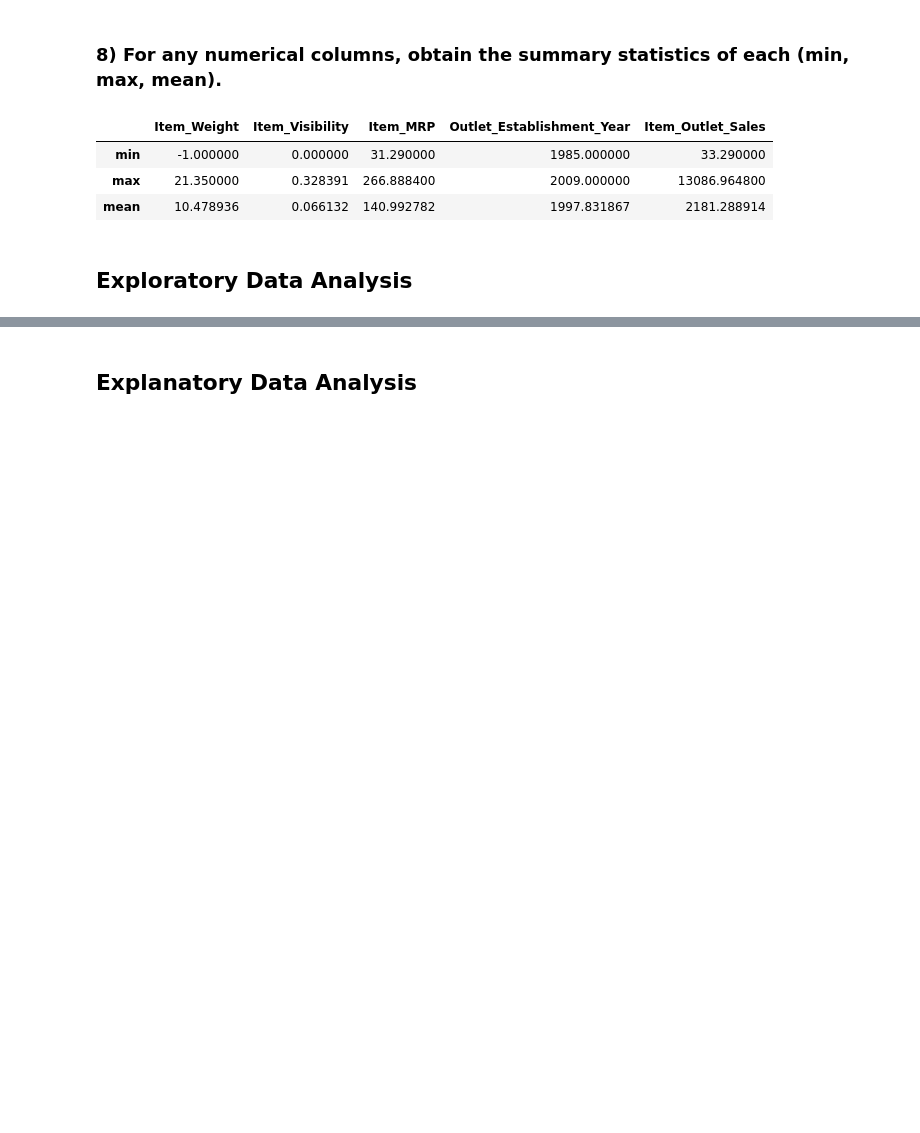
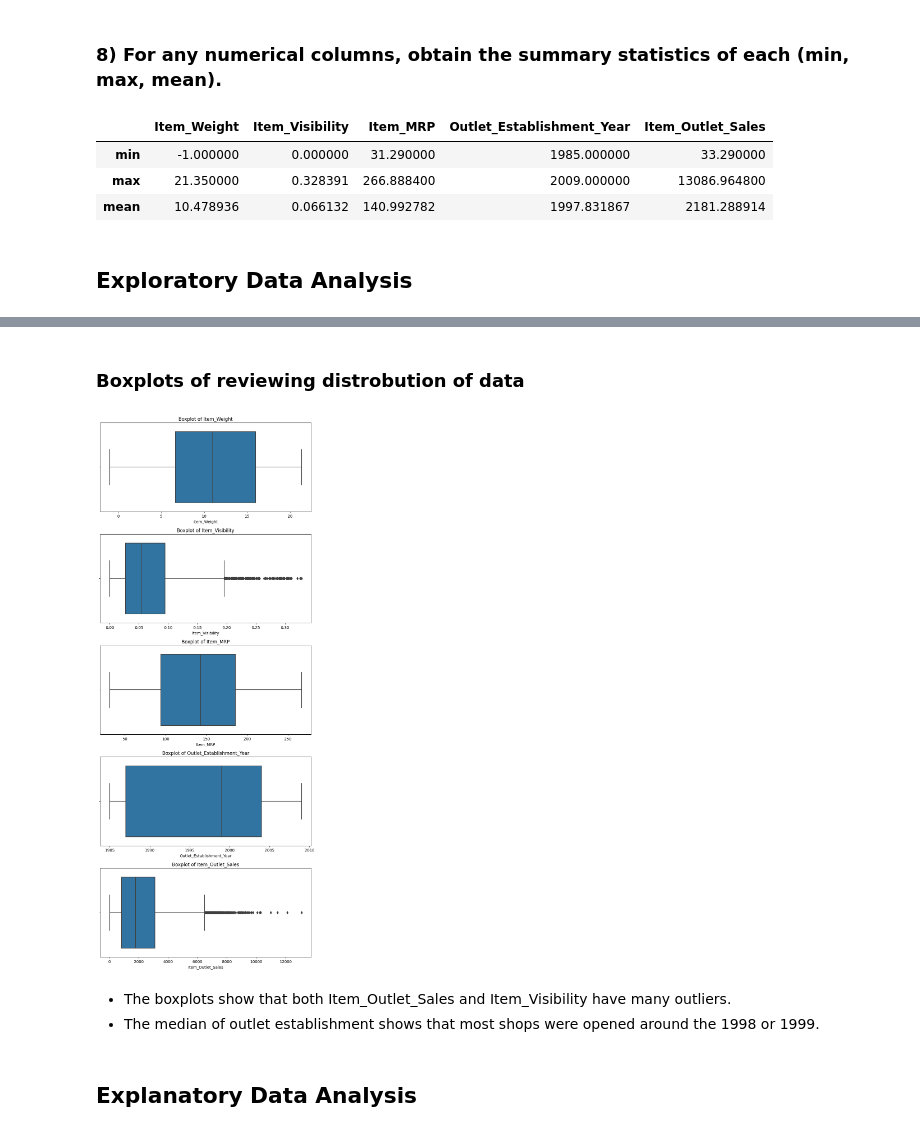
Before and after one commit to hokushrine/prediction-of-product-sales, a Jupyter notebook: Prediction_of_Product_Sales.ipynb, the cells around one changed output, grey strips where cells are left out. Cells and saved outputs as stored; diff of their text form; code cells hidden in the pictures; blank space fills up the shorter version.

```diff
--- a/Prediction_of_Product_Sales.ipynb
+++ b/Prediction_of_Product_Sales.ipynb
@@ -279,3 +398,21 @@ df[num_cols].describe().loc[['min', 'max', 'mean']]
+# %% [markdown]
+### Boxplots of reviewing distrobution of data
+# %%
+fig, axes = plt.subplots(nrows=len(num_cols), figsize=(8, 20))
+
+# Generate a boxplot of all numeric columns for easy comparision
+for col, ax in zip(num_cols, axes):
+    sns.boxplot(data=df, x=col, ax=ax)
+    ax.set_title(f'Boxplot of {col}')
+
+# Use tight_layout for readability
+plt.tight_layout()
+plt.show()
+# %% [output]
+[figure, added]
+# %% [markdown]
+- The boxplots show that both Item_Outlet_Sales and Item_Visibility have many outliers.
+- The median of outlet establishment shows that most shops were opened around the 1998 or 1999.
 # %% [markdown]
 ## Explanatory Data Analysis
 # %% [markdown]
```
Also changed, not shown: parts of 18 cells of this notebook.
